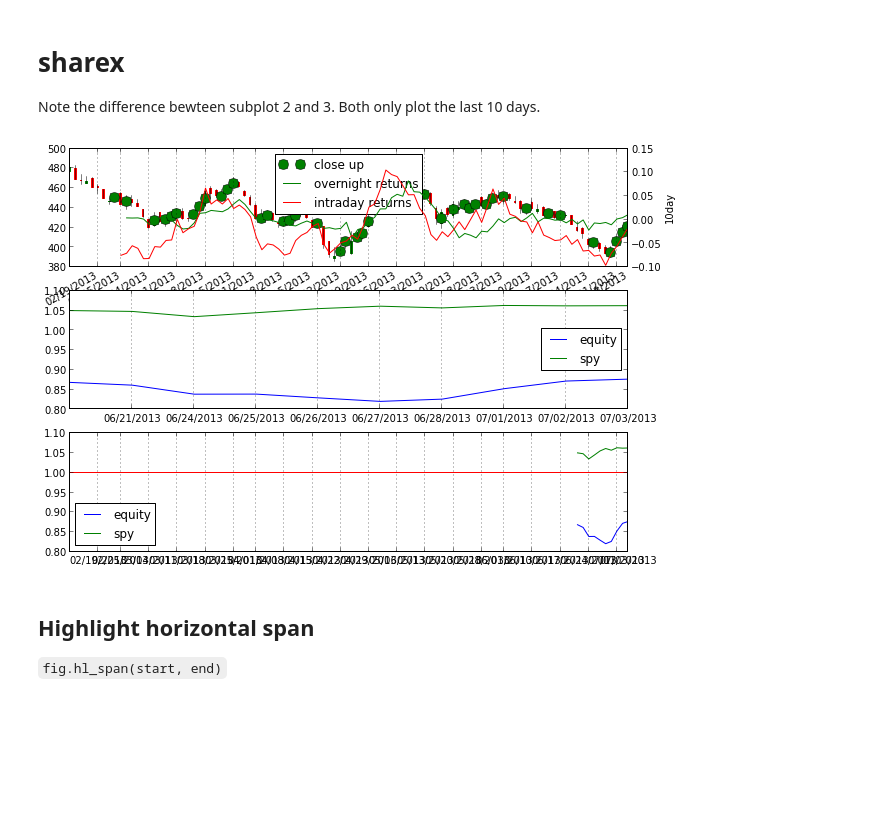
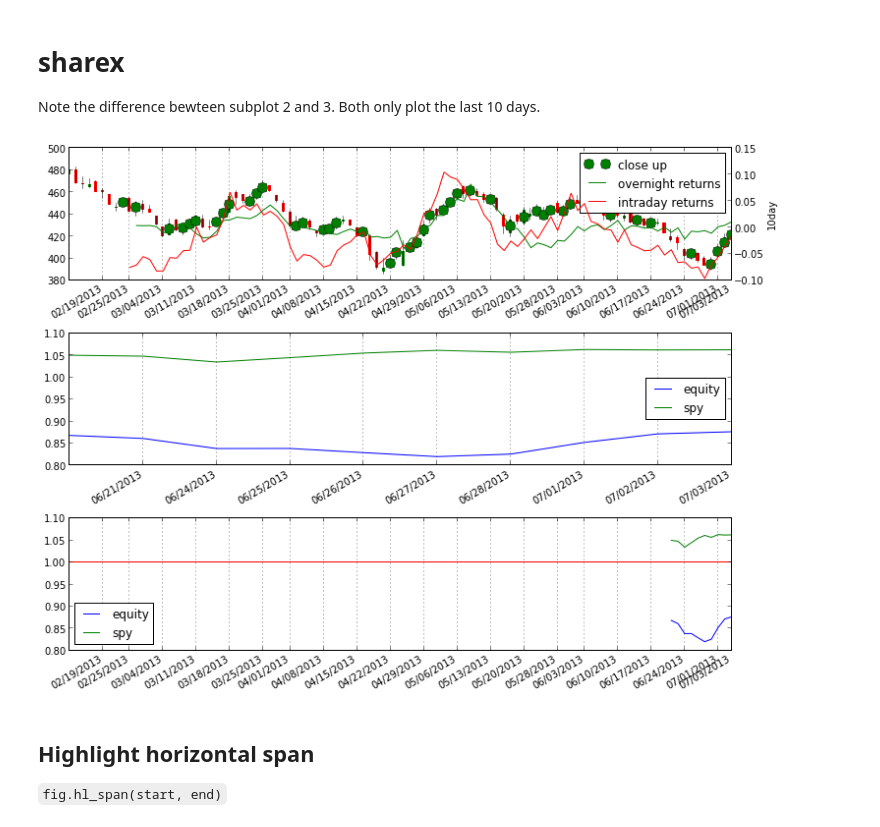
Before and after one commit to dalejung/ts-charting, a Jupyter notebook: notebooks/ohlc.ipynb, the cells around one changed output. Saved outputs shown, nothing was run; the diff lists cells and outputs as text; code cells hidden in the pictures; blank space fills up the shorter version.

```diff
--- a/notebooks/ohlc.ipynb
+++ b/notebooks/ohlc.ipynb
@@ -71,24 +71,26 @@ Note the difference bewteen subplot 2 and 3. Both only plot the last 10 days.
 # %%
 fig = charting.figure(3)
 fig.set_ax(1)
 
 df.ohlc_plot()
 (df.Close.pct_change() > 0).fplot_markers('close up', yvalues=(df.Open + df.Close) / 2, color='green')
 
 overnight_roll.fplot('overnight returns', yax='10day')
 intraday_roll.fplot('intraday returns', yax='10day')
 
 fig.set_ax(2)
 (returns + 1).cumprod().tail(10).fplot('equity')
 (spy_returns + 1).cumprod().tail(10).fplot('spy')
 
 fig.set_ax(3, sharex=1)
 (returns + 1).cumprod().tail(10).fplot('equity')
 (spy_returns + 1).cumprod().tail(10).fplot('spy')
 
+fig.figure.subplots_adjust(bottom=None)
+fig.figure.tight_layout()
 fig.line(1)
 # %% [output]
-[figure, old version]
+[figure, new version]
 # %% [markdown]
 Highlight horizontal span
 -------------------------
```
Also changed, not shown: parts of 3 cells of this notebook.
